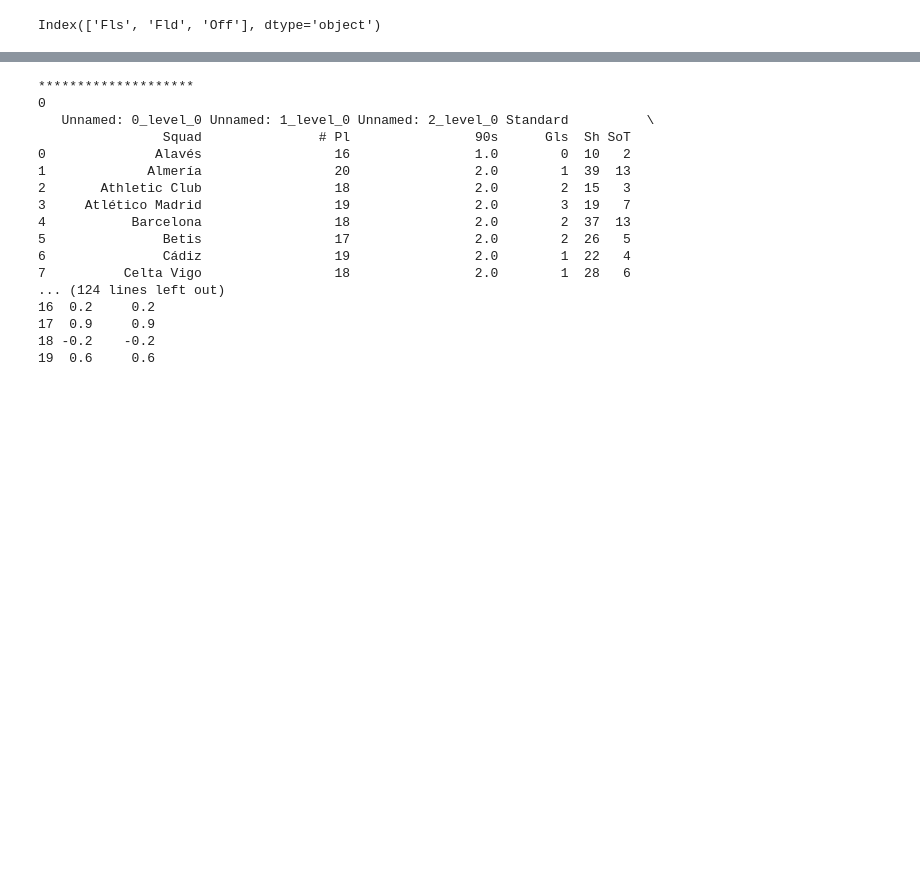
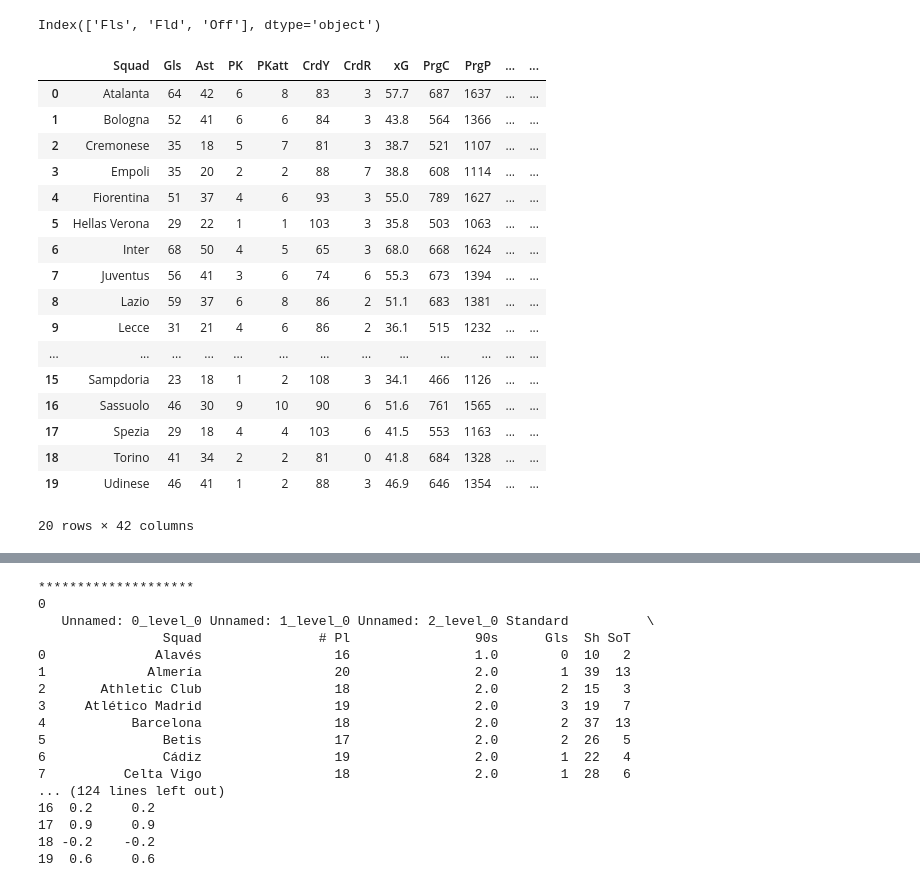
Before and after one commit to tasosnikitakis/Data_Science_Notebooks, a Jupyter notebook: FBREF_data_scrapping.ipynb, the cells around one changed output, grey strips where cells are left out. Saved outputs shown, nothing was run; the diff lists cells and outputs as text; code cells hidden in the pictures; blank space fills up the shorter version.

```diff
--- a/FBREF_data_scrapping.ipynb
+++ b/FBREF_data_scrapping.ipynb
@@ -53,2 +92,25 @@ squad_misc_stats = squad_misc_stats.drop(['Squad', '# Pl', '90s', 'CrdY', 'CrdR'
 # %%
 stats_list = [squad_standard_stats, squad_goalkeeping_stats, squad_advanced_goalkeeping_stats, squad_shooting_stats, squad_passing_stats, squad_pass_type_stats, squad_goal_and_shot_creation_stats, squad_defensive_action_stats, squad_possesion_stats, squad_misc_stats]
+# %%
+SerieA_stats_2023_2024 = pd.concat([squad_standard_stats, squad_goalkeeping_stats, squad_advanced_goalkeeping_stats, squad_shooting_stats, squad_passing_stats, squad_pass_type_stats, squad_goal_and_shot_creation_stats, squad_defensive_action_stats, squad_possesion_stats, squad_misc_stats], axis=1)
+# %%
+SerieA_stats_2023_2024
+# %% [output]
+|  | Squad | Gls | Ast | PK | PKatt | CrdY | CrdR | xG | PrgC | PrgP | ... | ... |
+| 0 | Atalanta | 64 | 42 | 6 | 8 | 83 | 3 | 57.7 | 687 | 1637 | ... | ... |
+| 1 | Bologna | 52 | 41 | 6 | 6 | 84 | 3 | 43.8 | 564 | 1366 | ... | ... |
+| 2 | Cremonese | 35 | 18 | 5 | 7 | 81 | 3 | 38.7 | 521 | 1107 | ... | ... |
+| 3 | Empoli | 35 | 20 | 2 | 2 | 88 | 7 | 38.8 | 608 | 1114 | ... | ... |
+| 4 | Fiorentina | 51 | 37 | 4 | 6 | 93 | 3 | 55.0 | 789 | 1627 | ... | ... |
+| 5 | Hellas Verona | 29 | 22 | 1 | 1 | 103 | 3 | 35.8 | 503 | 1063 | ... | ... |
+| 6 | Inter | 68 | 50 | 4 | 5 | 65 | 3 | 68.0 | 668 | 1624 | ... | ... |
+| 7 | Juventus | 56 | 41 | 3 | 6 | 74 | 6 | 55.3 | 673 | 1394 | ... | ... |
+| 8 | Lazio | 59 | 37 | 6 | 8 | 86 | 2 | 51.1 | 683 | 1381 | ... | ... |
+| 9 | Lecce | 31 | 21 | 4 | 6 | 86 | 2 | 36.1 | 515 | 1232 | ... | ... |
+| ... | ... | ... | ... | ... | ... | ... | ... | ... | ... | ... | ... | ... |
+| 15 | Sampdoria | 23 | 18 | 1 | 2 | 108 | 3 | 34.1 | 466 | 1126 | ... | ... |
+| 16 | Sassuolo | 46 | 30 | 9 | 10 | 90 | 6 | 51.6 | 761 | 1565 | ... | ... |
+| 17 | Spezia | 29 | 18 | 4 | 4 | 103 | 6 | 41.5 | 553 | 1163 | ... | ... |
+| 18 | Torino | 41 | 34 | 2 | 2 | 81 | 0 | 41.8 | 684 | 1328 | ... | ... |
+| 19 | Udinese | 46 | 41 | 1 | 2 | 88 | 3 | 46.9 | 646 | 1354 | ... | ... |
+20 rows × 42 columns
```
Also changed, not shown: parts of 3 cells of this notebook.
